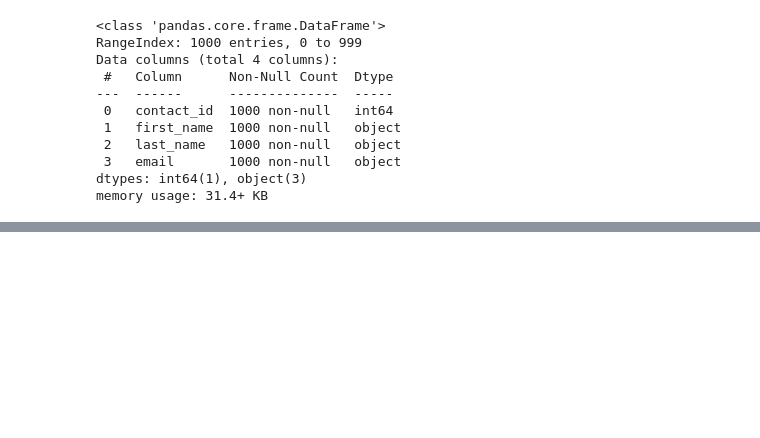
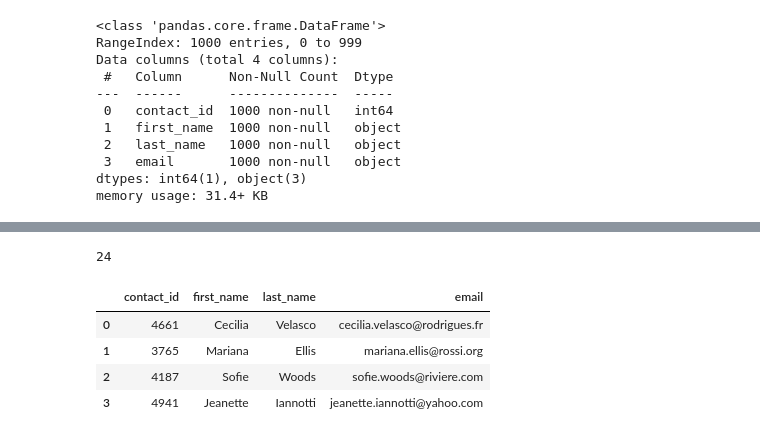
Before and after one commit to data-analyst05/Crowdfunding_ETL, a Jupyter notebook: ETL_Mini_Project_Ese.ipynb, the cells around one changed output, grey strips where cells are left out. Drawn from its saved outputs; the diff is of its cells as text; code cells hidden in the pictures; blank space fills up the shorter version.

```diff
--- a/ETL_Mini_Project_Ese.ipynb
+++ b/ETL_Mini_Project_Ese.ipynb
@@ -665,0 +505,38 @@ contacts_df_clean.to_csv("Resources/contacts_clean_2.csv", encoding='utf8', inde
+# %%
+# For campaign.csv
+campaigns = pd.read_csv("resources/campaign.csv")
+# For contacts_clean.csv
+contacts_clean = pd.read_csv("resources/contacts_clean.csv")
+# For category.csv
+category = pd.read_csv("resources/category.csv")
+# For subcategory.csv
+subcategory = pd.read_csv("resources/subcategory.csv")
+
+# connection
+conn_str = f"postgresql+psycopg2://{POSTGRES_USER}:{POSTGRES_PASS}@{POSTGRES_HOST}:{POSTGRES_PORT}/{POSTGRES_DB}"
+engine = create_engine(conn_str)
+
+
+# For campaign.csv
+campaigns.to_sql("campaigns", engine, if_exists='replace', index=False)
+
+# For contacts_clean.csv
+contacts_clean.to_sql("contacts", engine, if_exists='replace', index=False)
+
+# For category.csv
+category.to_sql("categories", engine, if_exists='replace', index=False)
+
+# For subcategory.csv
+subcategory.to_sql("subcategories", engine, if_exists='replace', index=False)
+# %% [output]
+24
+# %%
+query = "SELECT * FROM contacts LIMIT 10;"
+result_df = pd.read_sql_query(query, engine)
+result_df.head(4)
+# %% [output]
+|  | contact_id | first_name | last_name | email |
+| 0 | 4661 | Cecilia | Velasco | cecilia.velasco@rodrigues.fr |
+| 1 | 3765 | Mariana | Ellis | mariana.ellis@rossi.org |
+| 2 | 4187 | Sofie | Woods | sofie.woods@riviere.com |
+| 3 | 4941 | Jeanette | Iannotti | jeanette.iannotti@yahoo.com |
```
Also changed, not shown: parts of 22 cells of this notebook, 2 other files.
